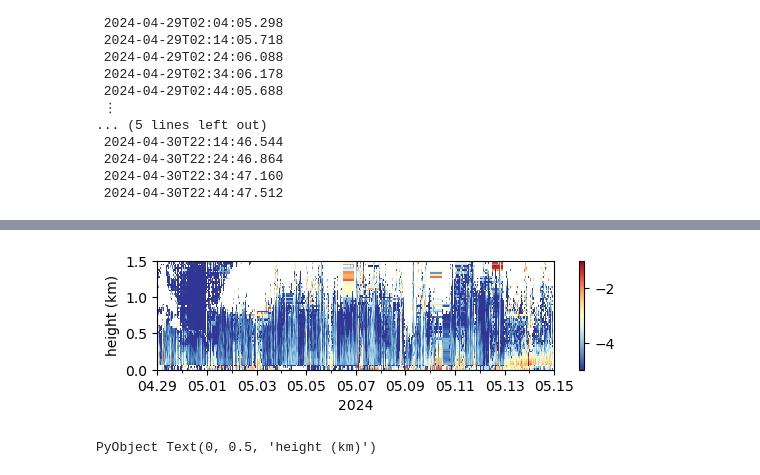
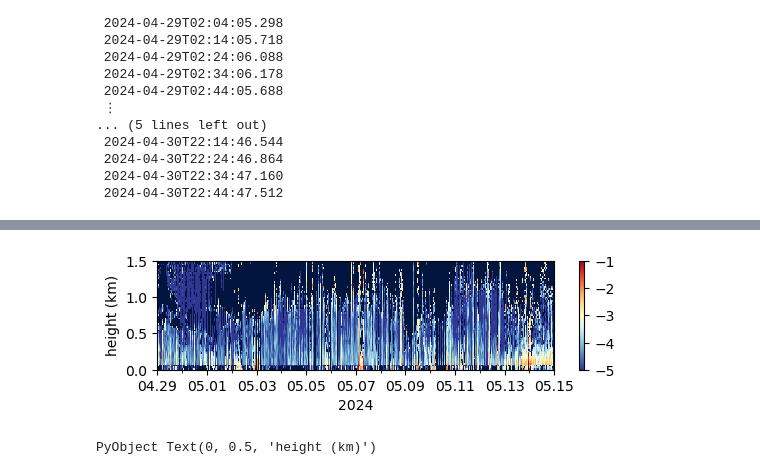
Before and after one commit to deszoeke/lidar, a Jupyter notebook: read_epsilon.ipynb, the cells around one changed output, grey strips where cells are left out. Saved outputs shown, nothing was run; the diff lists cells and outputs as text; code cells hidden in the pictures.

Commit message:
improve eps leg 1 overview plot

```diff
--- a/read_epsilon.ipynb
+++ b/read_epsilon.ipynb
@@ -70,3 +70,15 @@ start_dt[1]
  2024-04-30T22:24:46.864
  2024-04-30T22:34:47.160
  2024-04-30T22:44:47.512
+# %%
+# map(x -> cat(x, dims=1), epsi)
+flt(ep) = m2n(ep) >= 0 ? ep : NaN
+nt = size(vcat(epsi...), 1)
+
+start_time = vcat(start_dt...)
+end_time = vcat(end_dt...)
+# uit = findfirst.(isequal.(unique(start_time)), [start_time]) # already unique
+sit = sortperm(start_time)
+clf()
+plot(start_time[sit], marker=".", markersize=0.3, linestyle="none")
+gcf()
@@ -73,33 +87,25 @@ start_dt[1]
 # %%
-# map(x -> cat(x, dims=1), epsi)
-flt(ep) = m2n(ep) >= 0 ? ep : NaN
-nt = size(vcat(epsi...), 1)
-time = vcat(start_dt...)
-unique(time)
-uit = findfirst.(isequal.(unique(time)), [time])
-
-set_major_formatter(ax, s::String) = set_major_formatter(PyPlot.matplotlib.dates.DateFormatter(s))
 
 clf()
 subplot(3,1,1)
 # pcolormesh((1:nt)/115, rng.(1:80)/1e3, log10.(pd(flt.(vcat(epsi...)))), cmap=ColorMap("RdYlBu_r"), vmin=-6, vmax=0)
-pcolormesh(time[uit], rng.(1:80)/1e3, log10.(pd(flt.(vcat(epsi...))[uit,:])), cmap=ColorMap("RdYlBu_r"), vmin=-5, vmax=-1)
-colorbar()
+pcolormesh(start_time[sit], rng.(1:80)/1e3, log10.(pd(flt.(vcat(epsi...))[sit,:])), cmap=ColorMap("RdYlBu_r"), vmin=-5, vmax=-1)
+colorbar(ticks = -1:-1:-5, ticklabels=)
 ylim([0, 1.5])
 ylabel("height (km)")
 xlim([Date(2024,4,29), Date(2024,5,15)])
 xlabel("2024")
 
 ax = gca()
 ax.xaxis.set_major_formatter(PyPlot.matplotlib.dates.DateFormatter("%m.%d"))
 mx = PyPlot.matplotlib.ticker.MultipleLocator(1) # Define interval of minor ticks
 ax.xaxis.set_minor_locator(mx) # Set interval of minor ticks
-# xlabel("approx. day, leg 1")
+ax.set_facecolor("xkcd:navy")
 
 savefig("epsilon_leg1.pdf")
 gcf()
 # %% [output]
-[figure, old version]
+[figure, new version]
 # %%
 f = files[2]
 epsi = load(joinpath(epsdir, f))["epsilon"]
```
Also changed, not shown: parts of 1 cell of this notebook.
